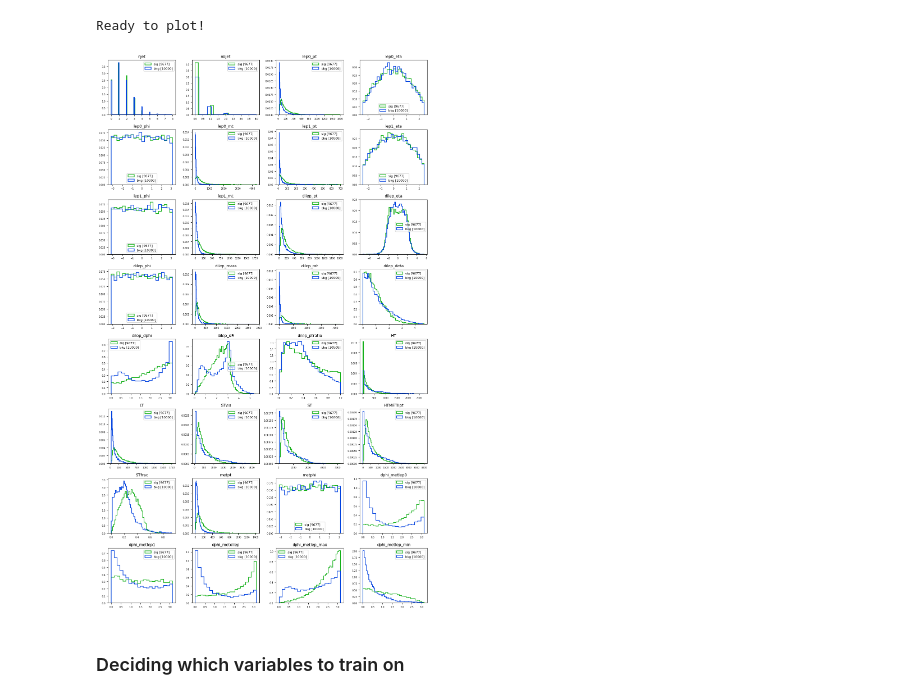
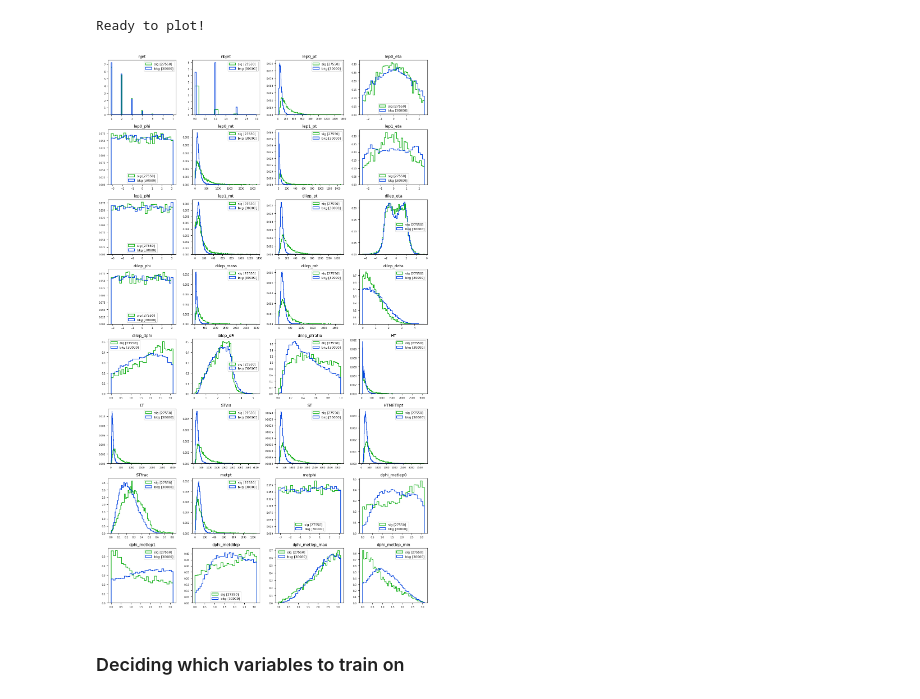
Before and after one commit to phazarik/VLLSearch, a Jupyter notebook: LocalScripts/NNTrainer/Train.ipynb, the cells around one changed output. Cells and saved outputs as stored; diff of their text form; code cells hidden in the pictures.

```diff
--- a/LocalScripts/NNTrainer/Train.ipynb
+++ b/LocalScripts/NNTrainer/Train.ipynb
@@ -11,7 +11,8 @@ import uproot
 import pandas as pd
 # %%
 #Global parameters:
-indir = '../input_files/trees/forTraining/'
+#indir = '../input_files/trees/forTraining/'
+indir = '../input_files/trees_modified/'
 #chno = 0 #mumu
 # %%
 #Given a TFile, read its branches into a dataframe.
@@ -71,17 +72,33 @@ Functions loaded.
 # %%
 %%time
 
-bkgsamples = ['QCD_MuEnriched', 'QCD_EMEnriched']
+#bkgsamples = ['QCD_MuEnriched', 'QCD_EMEnriched']
+bkgsamples = ['TTBar_TTTo2L2Nu', 'TTBar_TTToSemiLeptonic']
 
-sigsamples = ['VLLD_mu_M200', 'VLLD_mu_M300', 'VLLD_mu_M400', 'VLLD_mu_M600', 'VLLD_mu_M800']
+#sigsamples = ['VLLD_mu_M200', 'VLLD_mu_M300', 'VLLD_mu_M400', 'VLLD_mu_M600', 'VLLD_mu_M800']
 #sigsamples = ['VLLD_ele_M200', 'VLLD_ele_M300', 'VLLD_ele_M400', 'VLLD_ele_M600', 'VLLD_ele_M800']
+sigsamples = ['VLLD_mu_M200', 'VLLD_mu_M300', 'VLLD_mu_M400', 'VLLD_mu_M600', 'VLLD_mu_M800',
+              'VLLD_ele_M200', 'VLLD_ele_M300', 'VLLD_ele_M400', 'VLLD_ele_M600', 'VLLD_ele_M800']
 
-bkgdf = prepare_df('tree_2018UL_forTraining_Feb05', bkgsamples, 0)
-sigdf = prepare_df('tree_2018UL_forTraining_Feb05', sigsamples, 1)
+#bkgdf = prepare_df('tree_2016postVFPUL_forTraining_Feb05', bkgsamples, 0)
+#sigdf = prepare_df('tree_2016postVFPUL_forTraining_Feb05', sigsamples, 1)
+
+bkgdf = pd.concat([
+    prepare_df('tree_2018UL_searchregion', bkgsamples, 0),
+    prepare_df('tree_2017UL_searchregion', bkgsamples, 0),
+    prepare_df('tree_2016preVFPUL_searchregion', bkgsamples, 0),
+    prepare_df('tree_2016postVFPUL_searchregion', bkgsamples, 0)
+])
+sigdf = pd.concat([
+    prepare_df('tree_2018UL_searchregion', sigsamples, 1),
+    prepare_df('tree_2017UL_searchregion', sigsamples, 1),
+    prepare_df('tree_2016preVFPUL_searchregion', sigsamples, 1),
+    prepare_df('tree_2016postVFPUL_searchregion', sigsamples, 1)
+])
 
 print('\033[1;32mDone reading samples.\033[0m\n')
 
-modelname = 'qcd-vs-vlld-mu-2018_UL-feb06'
+modelname = 'ttbar-vs-vlld-comb-feb13'
 os.makedirs(modelname, exist_ok=True)
 
 print('Ready to proceed.')
@@ -153,11 +170,12 @@ filter = 'lep0_iso < 1.0 and lep1_iso < 1.0'
 #filter = filter + ' and 0.50 < nnscore_qcd_vlldmu_200_800 < 0.70 and ST > 150'
 sigdf = sigdf.query(filter)
 bkgdf = bkgdf.query(filter)
-bkgdf_reduced = bkgdf.sample(n=10000, random_state=42).reset_index(drop=True)
+bkgdf_reduced = bkgdf.sample(n=30000, random_state=42).reset_index(drop=True)
 
 #Concatenating and filtering:
 df = pd.concat([sigdf, bkgdf_reduced])
 #df = pd.concat([sigdf, bkgdf])
+df = df.sample(frac=1).reset_index(drop=True)
 #df = df.query('lep0_iso < 1.0 and lep1_iso < 1.0')
 nsig = df[df['truth'] == 1].shape[0]
 nbkg = df[df['truth'] == 0].shape[0]
@@ -194,13 +232,12 @@ os.makedirs(f'{modelname}/before_training', exist_ok=True)
 
 def latexname(var, alias): return alias.get(var, var) #Either get the latexname, or return the default name.
 
-def plot_in_group(listvar, figname, suptitle=None, alias=None):
+def plot_in_group(listvar, figname, suptitle=None, alias=None, ncols=4, vert=2.5, size=12):
     num_vars = len(listvar)
-    ncols = 4
     nrows = math.ceil(num_vars / ncols)
-    vertical_size = nrows * 2.5
+    vertical_size = nrows * vert
 
-    fig, ax = plt.subplots(nrows, ncols, figsize=(12, vertical_size))
+    fig, ax = plt.subplots(nrows, ncols, figsize=(size, vertical_size))
     ax = ax.flatten()
 
     decorate_hist = {
@@ -238,16 +275,19 @@ Ready to plot!
 # %%
 allvar = list(df.keys())
 
 skipvar = ['channel', 'nlep', 'lep0_iso', 'lep0_sip3d', 'lep1_iso', 'lep1_sip3d',
            'jec', 'jer','wt_leptonSF', 'wt_trig', 'wt_bjet', 'wt_pileup', 'weight', 'truth', 'sample', 'subsample',
            'trigger',
-           #'flag_qcd', 'flag_searchregion',
+           'nnscore_qcd_vlldele_2016postVFP','nnscore_qcd_vlldele_2016preVFP', 'nnscore_qcd_vlldele_2017','nnscore_qcd_vlldele_2018',
+           'nnscore_qcd_vlldmu_2016postVFP', 'nnscore_qcd_vlldmu_2016preVFP', 'nnscore_qcd_vlldmu_2017','nnscore_qcd_vlldmu_2018',
+           'nnscore_qcd_vlld_2016postVFP','nnscore_qcd_vlld_2016preVFP', 'nnscore_qcd_vlld_2017','nnscore_qcd_vlld_2018',
+           'flag_searchregion', 'flag_val', 'flag_qcd',
           ]
 plotvar = [var for var in allvar if var not in skipvar]
 
 plot_in_group(plotvar, 'exploring_all_var')
 # %% [output]
-[figure, old version]
+[figure, new version]
 # %% [markdown]
 ### Deciding which variables to train on
 # %%
```
Also changed, not shown: parts of 18 cells of this notebook, 41 other files.
